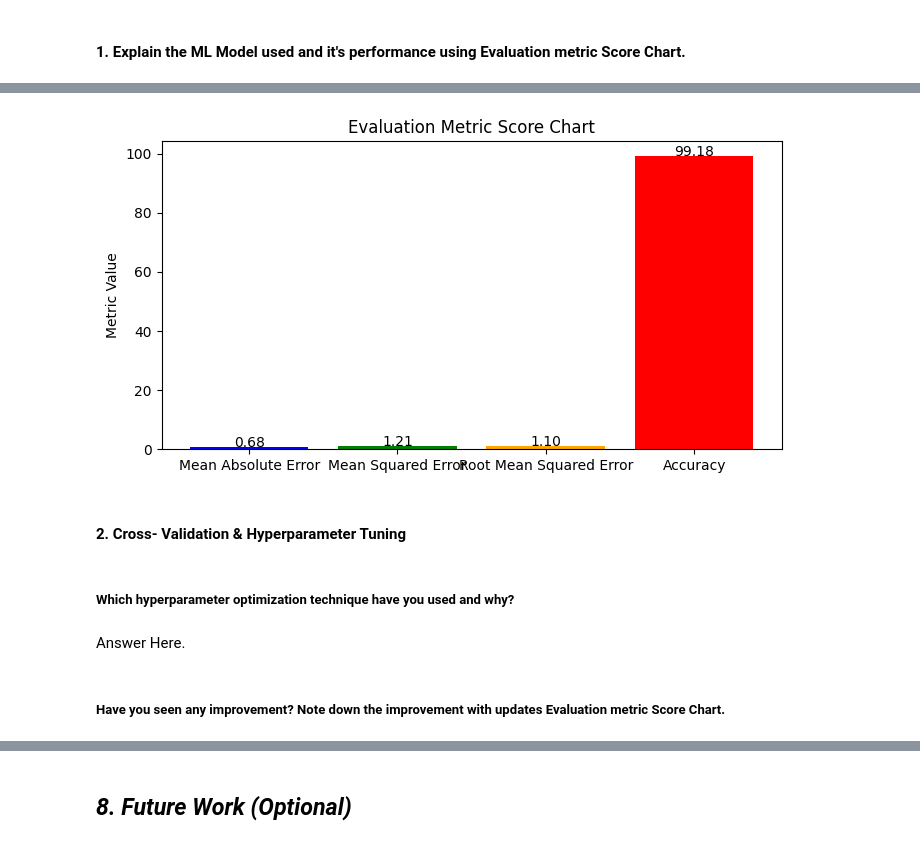
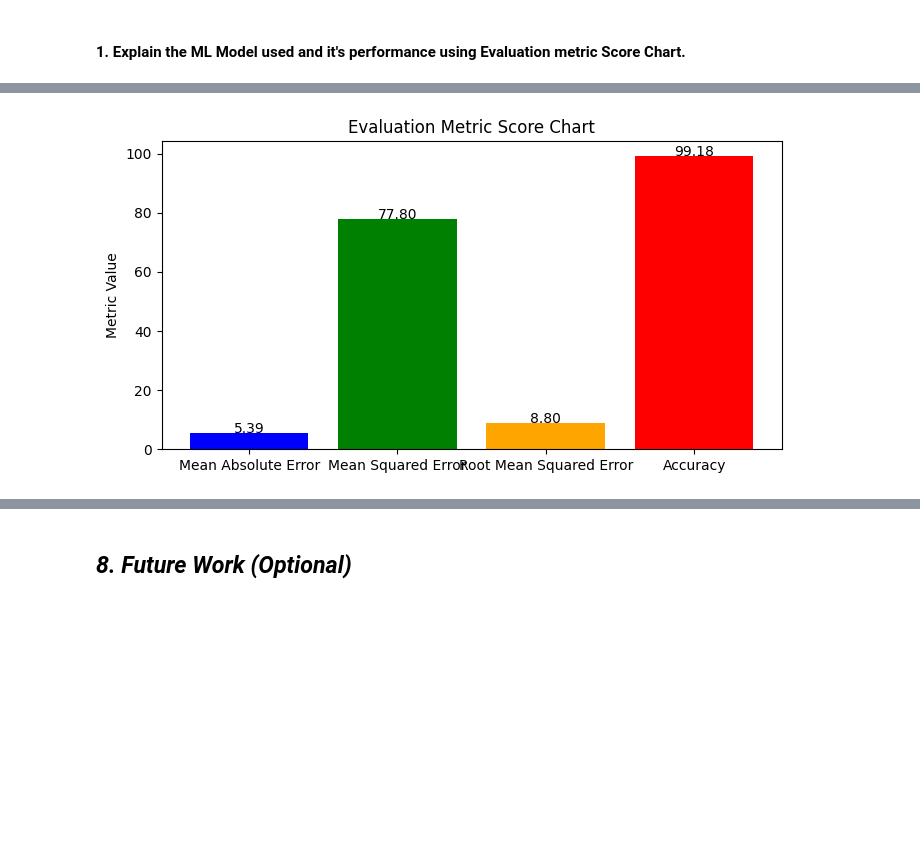
Before and after one commit to mradulkankaria/Capstone-2, a Jupyter notebook: Regression_Yes_Bank_Stock_Closing_Price_Prediction_Submission_Template.ipynb, the cells around one changed output, grey strips where cells are left out. Drawn from its saved outputs; the diff is of its cells as text; code cells hidden in the pictures; blank space fills up the shorter version.

```diff
--- a/Regression_Yes_Bank_Stock_Closing_Price_Prediction_Submission_Template.ipynb
+++ b/Regression_Yes_Bank_Stock_Closing_Price_Prediction_Submission_Template.ipynb
@@ -95,3 +98,5 @@ data = yf.download(stock, start, end)
+# %%
+data = pd.read_csv('/content/drive/MyDrive/Capstone /dataset/data_YesBank_StockPrices.csv')
 # %% [markdown]
 ### Dataset First View
 # %%
@@ -855,31 +745,31 @@ Linear regression model was used for predicting stock prices. Let's break down t
    - The statistical significance of the model suggests that the features used in the linear regression have a notable impact on predicting stock prices.
 # %%
 # Visualizing evaluation Metric Score chart
-
+# Mean absolute Error: 5.397623269661975
+# Mean Squared Error: 77.87298624685226
+# Root Squared Error: 8.824567198840533
 # Provided metric values
-mae = 0.6777
-mse = 1.2079
-rmse = 1.0990
+mae = 5.39
+mse = 77.8
+rmse = 8.8
 accuracy = 99.18
 
 # Evaluation metric names
 metrics = ['Mean Absolute Error', 'Mean Squared Error', 'Root Mean Squared Error', 'Accuracy']
 
 # Corresponding values
 values = [mae, mse, rmse, accuracy]
 
 # Create a bar chart
 plt.figure(figsize=(8, 4))
 plt.bar(metrics, values, color=['blue', 'green', 'orange', 'red'])
 plt.title('Evaluation Metric Score Chart')
 plt.ylabel('Metric Value')
 
 # Display values on top of the bars
 for i, value in enumerate(values):
     plt.text(i, value + 0.02, f'{value:.2f}', ha='center')
 
 plt.show()
 # %% [output]
-[figure, old version]
+[figure, new version]
-# %% [markdown]
-#### 2. Cross- Validation & Hyperparameter Tuning
@@ -892,6 +775,0 @@ plt.show()
-# %% [markdown]
-##### Which hyperparameter optimization technique have you used and why?
-# %% [markdown]
-Answer Here.
-# %% [markdown]
-##### Have you seen any improvement? Note down the improvement with updates Evaluation metric Score Chart.
```
Also changed, not shown: parts of 90 cells of this notebook.
